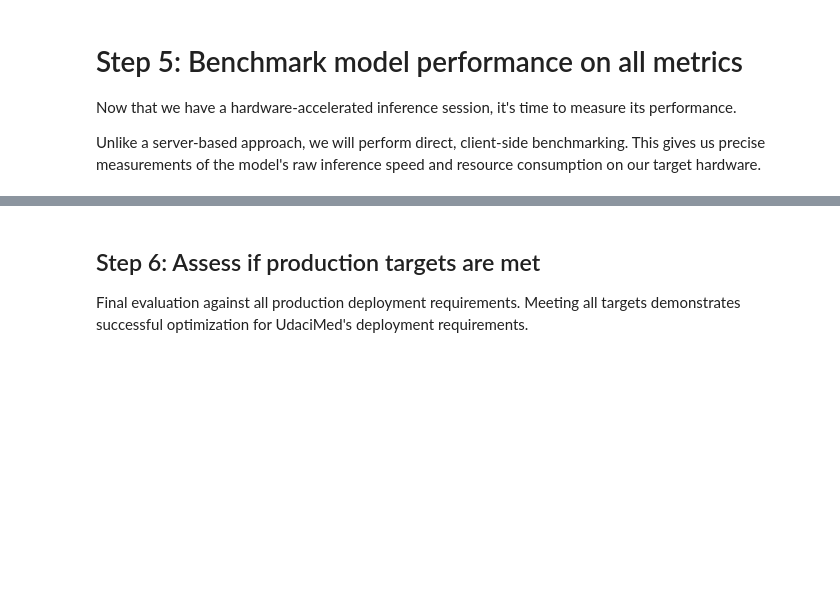
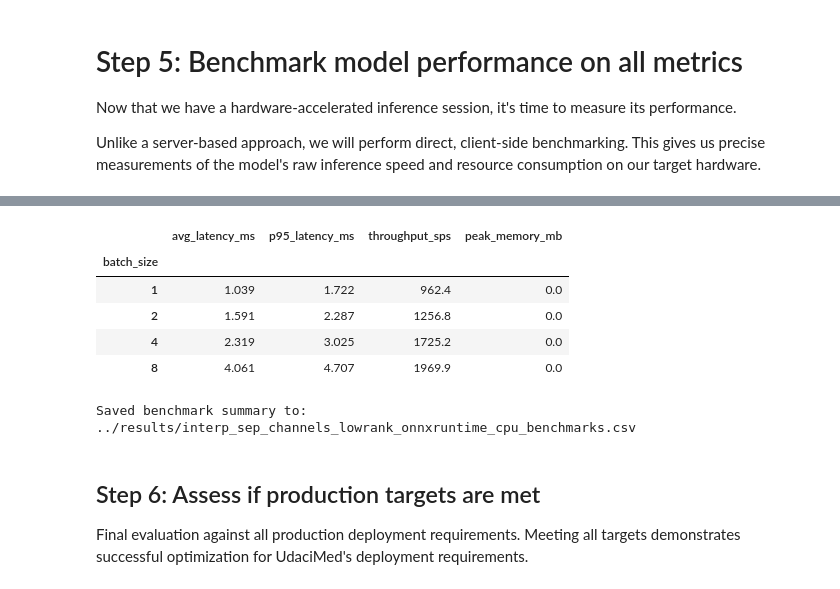
Before and after one commit to spirosrap/UDACIMED, a Jupyter notebook: starter/notebooks/03_deployment_acceleration.ipynb, the cells around one changed output, grey strips where cells are left out. Drawn from its saved outputs; the diff is of its cells as text; code cells hidden in the pictures; blank space fills up the shorter version.

```diff
--- a/starter/notebooks/03_deployment_acceleration.ipynb
+++ b/starter/notebooks/03_deployment_acceleration.ipynb
@@ -490,3 +490,27 @@ Batch 8: 4.05 ms avg | p95 4.87 ms | 1974.6 sps | ~0.0 MB
+# %%
+# Summarize benchmark results as a table and save
+import pandas as pd
+from pathlib import Path
+
+if isinstance(benchmark_results, dict) and len(benchmark_results) > 0:
+    df = pd.DataFrame.from_dict(benchmark_results, orient='index')
+    df.index.name = 'batch_size'
+    display(df.sort_index())
+    out_dir = Path('../results')
+    out_dir.mkdir(parents=True, exist_ok=True)
+    out_csv = out_dir / f"{experiment_name}_onnxruntime_cpu_benchmarks.csv"
+    df.to_csv(out_csv, index=True)
+    print(f"Saved benchmark summary to: {out_csv}")
+else:
+    print("No benchmark results to summarize.")
+# %% [output]
+|  | avg_latency_ms | p95_latency_ms | throughput_sps | peak_memory_mb |
+| batch_size |  |  |  |  |
+| 1 | 1.039 | 1.722 | 962.4 | 0.0 |
+| 2 | 1.591 | 2.287 | 1256.8 | 0.0 |
+| 4 | 2.319 | 3.025 | 1725.2 | 0.0 |
+| 8 | 4.061 | 4.707 | 1969.9 | 0.0 |
+Saved benchmark summary to: ../results/interp_sep_channels_lowrank_onnxruntime_cpu_benchmarks.csv
 # %% [markdown]
 ## Step 6: Assess if production targets are met
 
```
Also changed, not shown: parts of 4 cells of this notebook, 1 other file.
